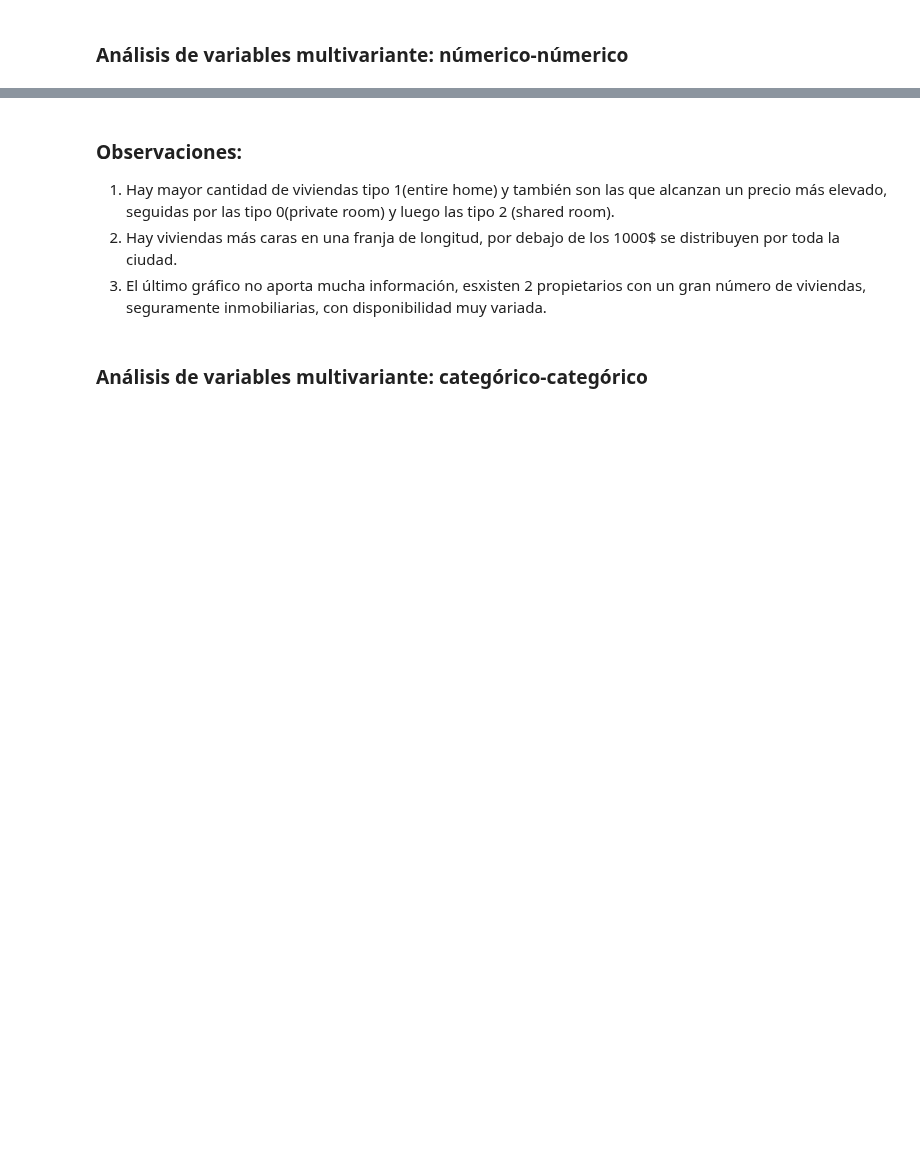
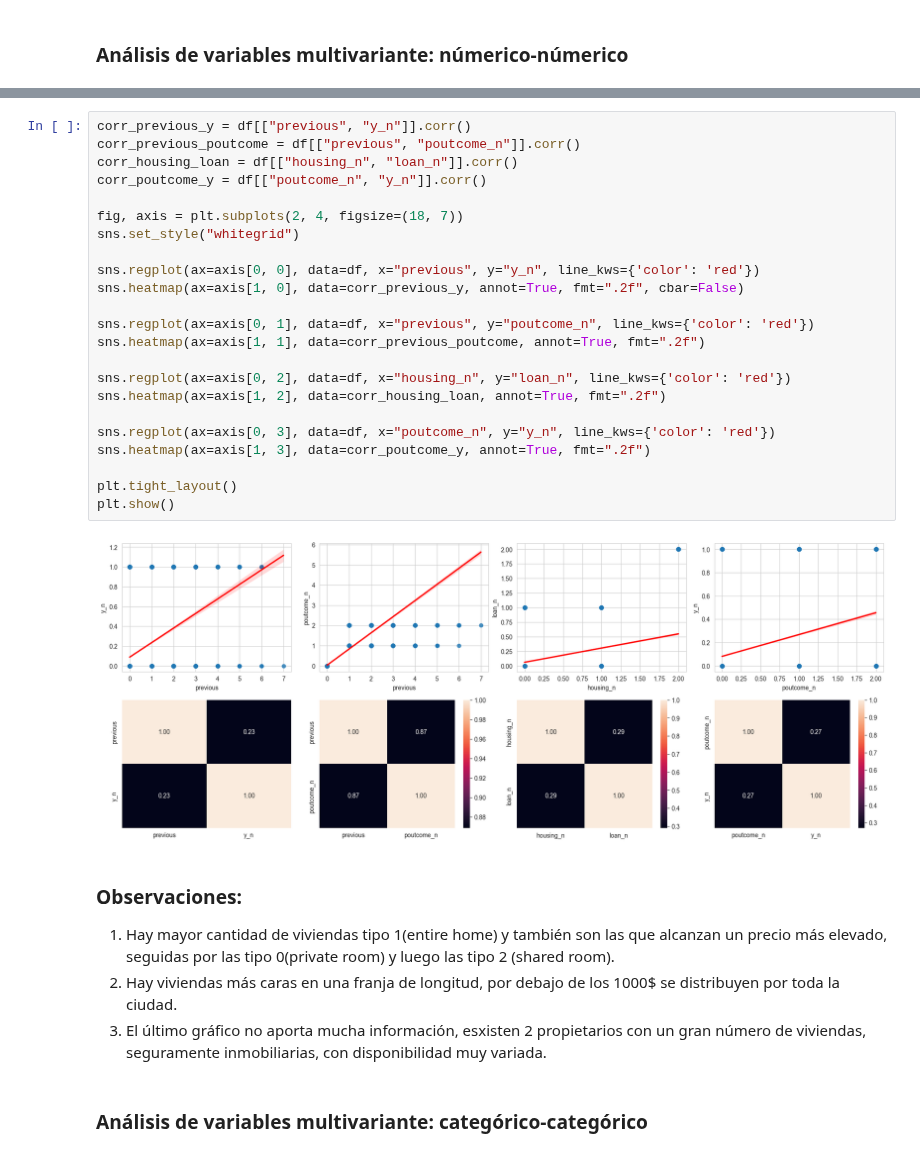
Before and after one commit to 4GeeksAcademy/sayons-intro-ml-new, a Jupyter notebook: src/01-logistic-regression.ipynb, the cells around one changed output, grey strips where cells are left out. Drawn from its saved outputs; the diff is of its cells as text; blank space fills up the shorter version.

```diff
--- a/src/01-logistic-regression.ipynb
+++ b/src/01-logistic-regression.ipynb
@@ -340,3 +398,28 @@ plt.show()
+# %%
+corr_previous_y = df[["previous", "y_n"]].corr()
+corr_previous_poutcome = df[["previous", "poutcome_n"]].corr()
+corr_housing_loan = df[["housing_n", "loan_n"]].corr()
+corr_poutcome_y = df[["poutcome_n", "y_n"]].corr()
+
+fig, axis = plt.subplots(2, 4, figsize=(18, 7))
+sns.set_style("whitegrid")
+
+sns.regplot(ax=axis[0, 0], data=df, x="previous", y="y_n", line_kws={'color': 'red'})
+sns.heatmap(ax=axis[1, 0], data=corr_previous_y, annot=True, fmt=".2f", cbar=False)
+
+sns.regplot(ax=axis[0, 1], data=df, x="previous", y="poutcome_n", line_kws={'color': 'red'})
+sns.heatmap(ax=axis[1, 1], data=corr_previous_poutcome, annot=True, fmt=".2f")
+
+sns.regplot(ax=axis[0, 2], data=df, x="housing_n", y="loan_n", line_kws={'color': 'red'})
+sns.heatmap(ax=axis[1, 2], data=corr_housing_loan, annot=True, fmt=".2f")
+
+sns.regplot(ax=axis[0, 3], data=df, x="poutcome_n", y="y_n", line_kws={'color': 'red'})
+sns.heatmap(ax=axis[1, 3], data=corr_poutcome_y, annot=True, fmt=".2f")
+
+plt.tight_layout()
+plt.show()
+# %% [output]
+[figure, added]
 # %% [markdown]
 ### Observaciones:
 1. Hay mayor cantidad de viviendas tipo 1(entire home) y también son las que alcanzan un precio más elevado, seguidas por las tipo 0(private room) y luego las tipo 2 (shared room).
```
Also changed, not shown: parts of 11 cells of this notebook, 1 other file.
